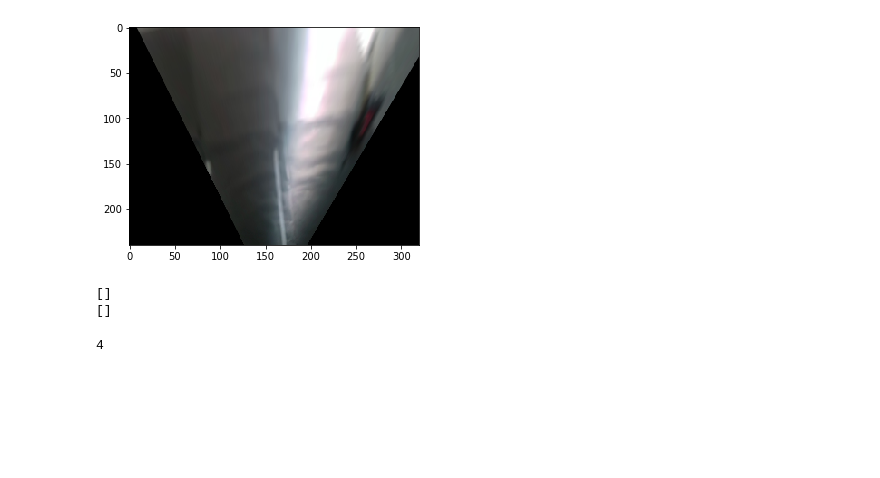
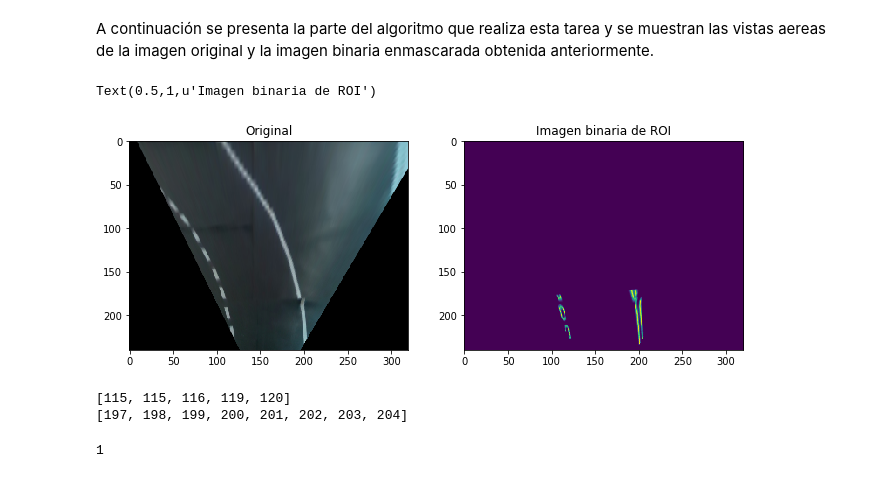
Before and after one commit to arzola91/Lane_detection, a Jupyter notebook: Python/Image_processing.ipynb, the cells around one changed output. Saved outputs shown, nothing was run; the diff lists cells and outputs as text; code cells hidden in the pictures; blank space fills up the shorter version.

```diff
--- a/Python/Image_processing.ipynb
+++ b/Python/Image_processing.ipynb
@@ -9,7 +20,10 @@ Que pedo muchachos
 # %%
 state = 1
-cv_image = plt.imread('BE_Lane_data/Auditorio/left0060.jpg')   #En el V.E. se obtendrán imagenes de 320x240 para tener un
-cv_image = cv2.resize(cv_image, (320,240))                 #procesamiento más rápido
+cv_image = plt.imread('BE_Lane_data/Auditorio/left0007.jpg')
+#cv_image = plt.imread('BE_Lane_data/center.jpg')    #CALIBRACION
+#En el V.E. se obtendrán imagenes de 320x240 para tener un
+#procesamiento más rápido
+cv_image = cv2.resize(cv_image, (320,240))
 plt.imshow(cv_image)
 # %% [output]
 <matplotlib.image.AxesImage at 0x...>
@@ -48,8 +99,9 @@ lowerLeftPoint = [0, 240]
 upperLeftPoint = [0,160]
 upperRightPoint = [320,160]
 lowerRightPoint = [320,240]
-
-pts = numpy.array([[lowerLeftPoint,upperLeftPoint,upperRightPoint,lowerRightPoint]], dtype=numpy.int32)
+#Notar que no se utiliza la mitad inferior completa, sólo una fracción.
+pts = numpy.array([[lowerLeftPoint,upperLeftPoint,
+                    upperRightPoint,lowerRightPoint]], dtype=numpy.int32)
 
 #Función para obtener la región de interes
 masked_image = Lane_functions.region_of_interest(blur2,pts)
@@ -62,22 +123,36 @@ plt.imshow(masked_image)
+# %% [markdown]
+A continuación se presenta la parte del algoritmo que realiza esta tarea y se muestran las vistas aereas de la imagen original y la imagen binaria enmascarada obtenida anteriormente.
 # %%
-pts1 = numpy.float32([[110,130],[195,132],[294,240],[15,240]])  #puntos obtenidos apartir de imagen prueba junto con mediciones
-pts3 = numpy.float32([[130,95],[190,95],[190,240],[130,240]])
-M_n = cv2.getPerspectiveTransform(pts1,pts3)
+#puntos conocidos en la imagen original
+pts1 = numpy.float32([[110,130],[195,132],[294,240],[15,240]])
+#puntos obtenidos apartir de imagen prueba junto con mediciones
+pts2 = numpy.float32([[130,95],[190,95],[190,240],[130,240]])
+#Matriz de trasnformación
+M_n = cv2.getPerspectiveTransform(pts1,pts2)
+### ESTA PARTE NO ES NECESARIA CALCULARLA EN CADA OCASION... ELIMINAR ESTO DEL CODIGO IMPLEMENTADO
 
-binary_warped = cv2.warpPerspective(masked_image,M_n,(320,240))  #Transformar la imagen a vista de ave, cada pixel corresponde a .25cm aprox
+#Transformacion de imagen binaria y original a vista de ave, cada pixel corresponde a .5cm aprox
+binary_warped = cv2.warpPerspective(masked_image,M_n,(320,240))
+orig_warped = cv2.warpPerspective(cv_image,M_n,(320,240))
 
-orig_warped = cv2.warpPerspective(cv_image,M_n,(320,240))
+out_img = numpy.dstack((binary_warped, binary_warped, binary_warped))*255
+
+plt.figure(figsize=(11,11))
+
+plt.subplot(1,2,1)
 plt.imshow(orig_warped)
-
-orig_warped = cv2.warpPerspective(cv_image,M_n,(320,240))
-out_img = numpy.dstack((binary_warped, binary_warped, binary_warped))*255
+plt.title('Original')
+plt.subplot(1,2,2)
+plt.imshow(binary_warped)
+plt.title('Imagen binaria de ROI')
 # %% [output]
+Text(0.5,1,u'Imagen binaria de ROI')
-[figure, old version]
+[figure, new version]
 # %%
 lane1, lane2 = Lane_functions.image_lanes(binary_warped)
 # %% [output]
-[]
-[]
+[115, 115, 116, 119, 120]
+[197, 198, 199, 200, 201, 202, 203, 204]
 # %%
 if   ((lane1 != []) and (lane2 != [])):
 	state = 1
@@ -94,5 +169,5 @@ elif ((lane1 == []) and (lane2 == [])):
 
 print(state)
 # %% [output]
-4
+1
 # %%
```
Also changed, not shown: parts of 22 cells of this notebook, 2 other files.
